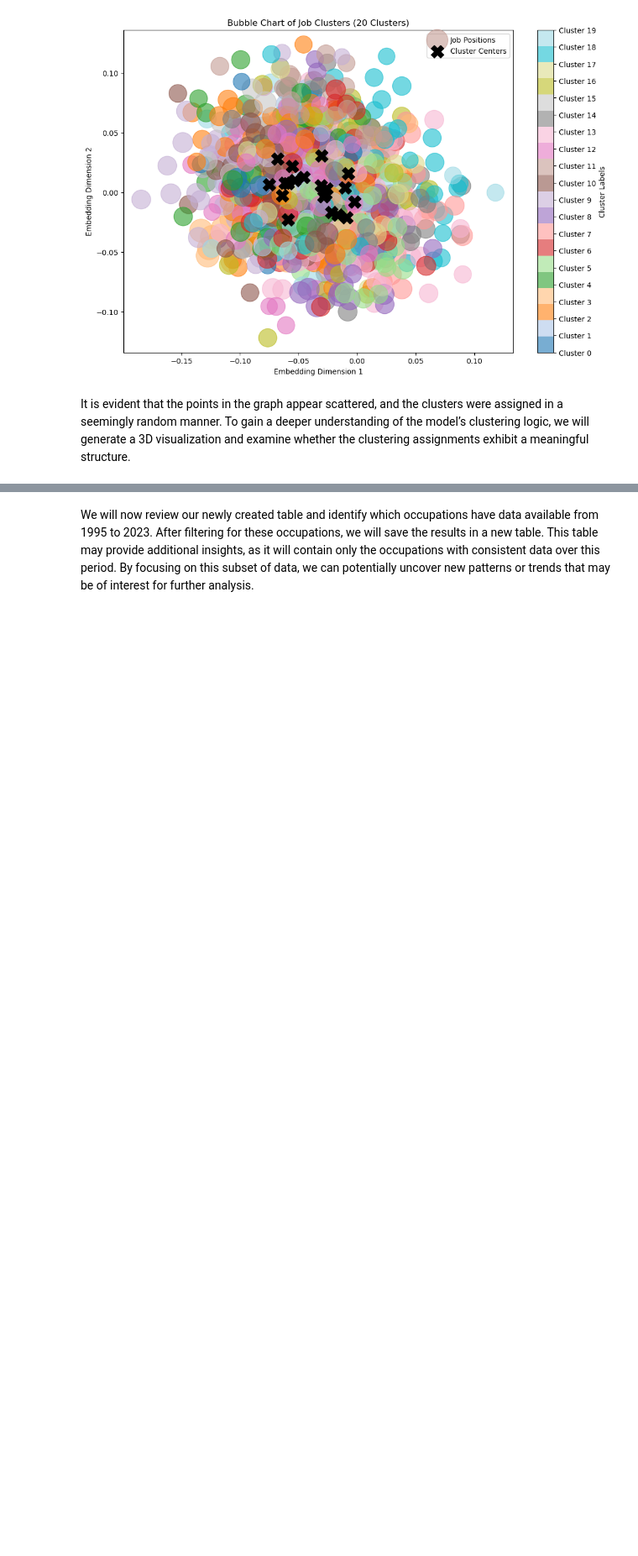
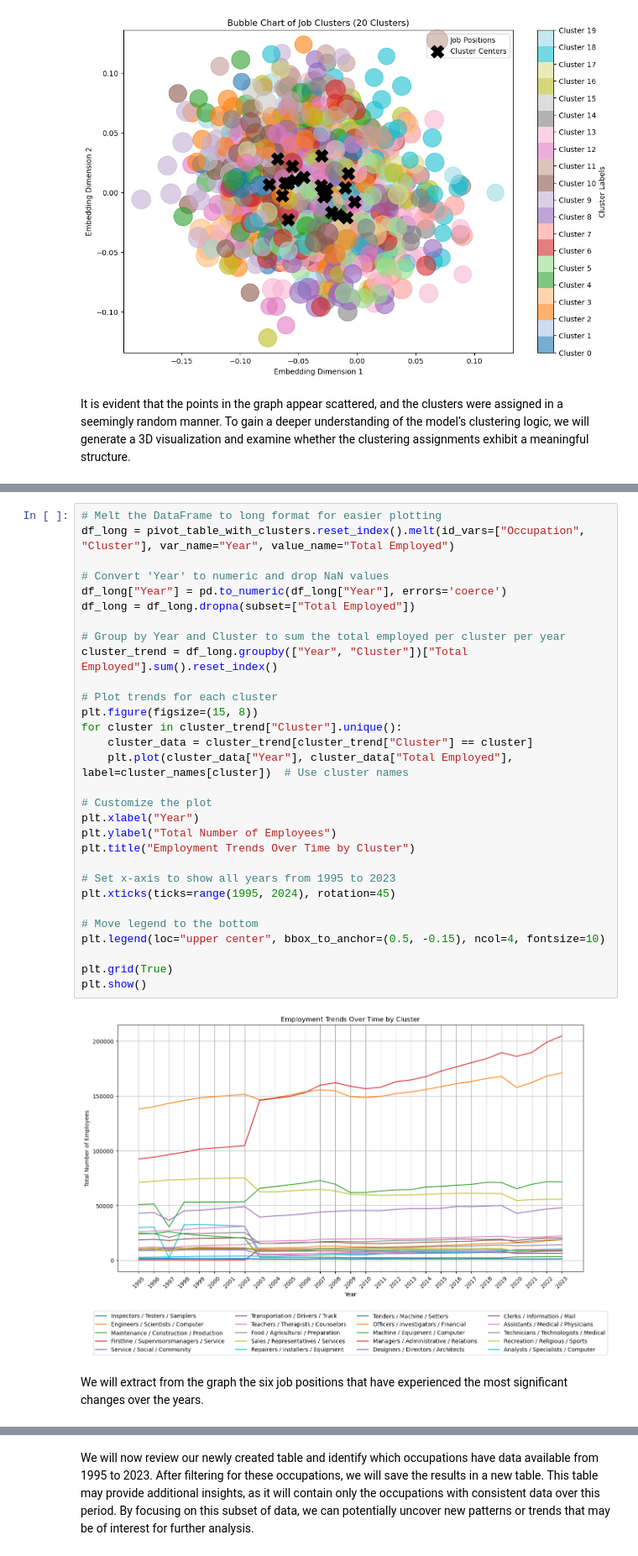
Before and after one commit to edenTamari/job-market-analysis-data-science-project, a Jupyter notebook: Data Science Project.ipynb, the cells around one changed output, grey strips where cells are left out. Shown at 84% size. Cells and saved outputs as stored; diff of their text form; blank space fills up the shorter version.

```diff
--- a/Data Science Project.ipynb
+++ b/Data Science Project.ipynb
@@ -586,0 +604,34 @@ The axes serve as principal directions in the data, illustrating where groups of
+# %%
+# Melt the DataFrame to long format for easier plotting
+df_long = pivot_table_with_clusters.reset_index().melt(id_vars=["Occupation", "Cluster"], var_name="Year", value_name="Total Employed")
+
+# Convert 'Year' to numeric and drop NaN values
+df_long["Year"] = pd.to_numeric(df_long["Year"], errors='coerce')
+df_long = df_long.dropna(subset=["Total Employed"])
+
+# Group by Year and Cluster to sum the total employed per cluster per year
+cluster_trend = df_long.groupby(["Year", "Cluster"])["Total Employed"].sum().reset_index()
+
+# Plot trends for each cluster
+plt.figure(figsize=(15, 8))
+for cluster in cluster_trend["Cluster"].unique():
+    cluster_data = cluster_trend[cluster_trend["Cluster"] == cluster]
+    plt.plot(cluster_data["Year"], cluster_data["Total Employed"], label=cluster_names[cluster])  # Use cluster names
+
+# Customize the plot
+plt.xlabel("Year")
+plt.ylabel("Total Number of Employees")
+plt.title("Employment Trends Over Time by Cluster")
+
+# Set x-axis to show all years from 1995 to 2023
+plt.xticks(ticks=range(1995, 2024), rotation=45)
+
+# Move legend to the bottom
+plt.legend(loc="upper center", bbox_to_anchor=(0.5, -0.15), ncol=4, fontsize=10)
+
+plt.grid(True)
+plt.show()
+# %% [output]
+[figure, added]
+# %% [markdown]
+We will extract from the graph the six job positions that have experienced the most significant changes over the years.
```
Also changed, not shown: parts of 23 cells of this notebook.
